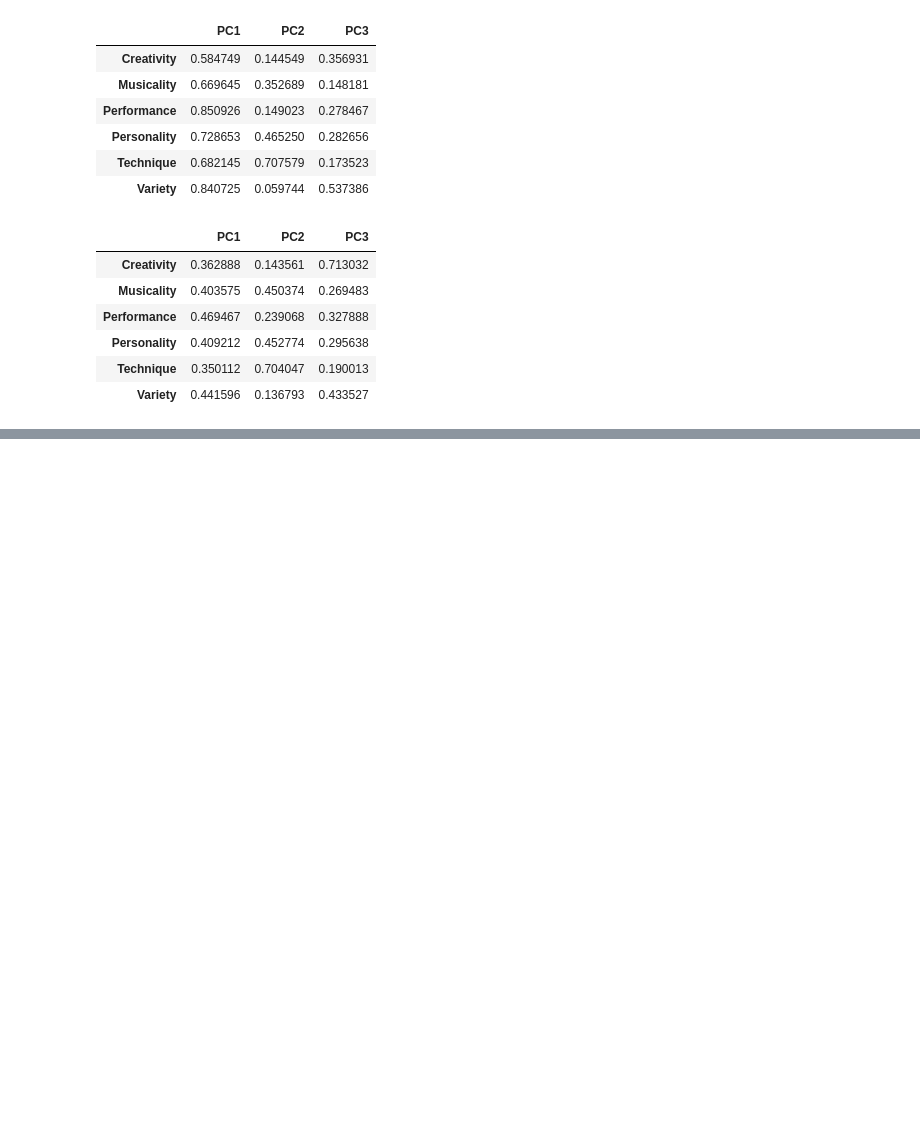
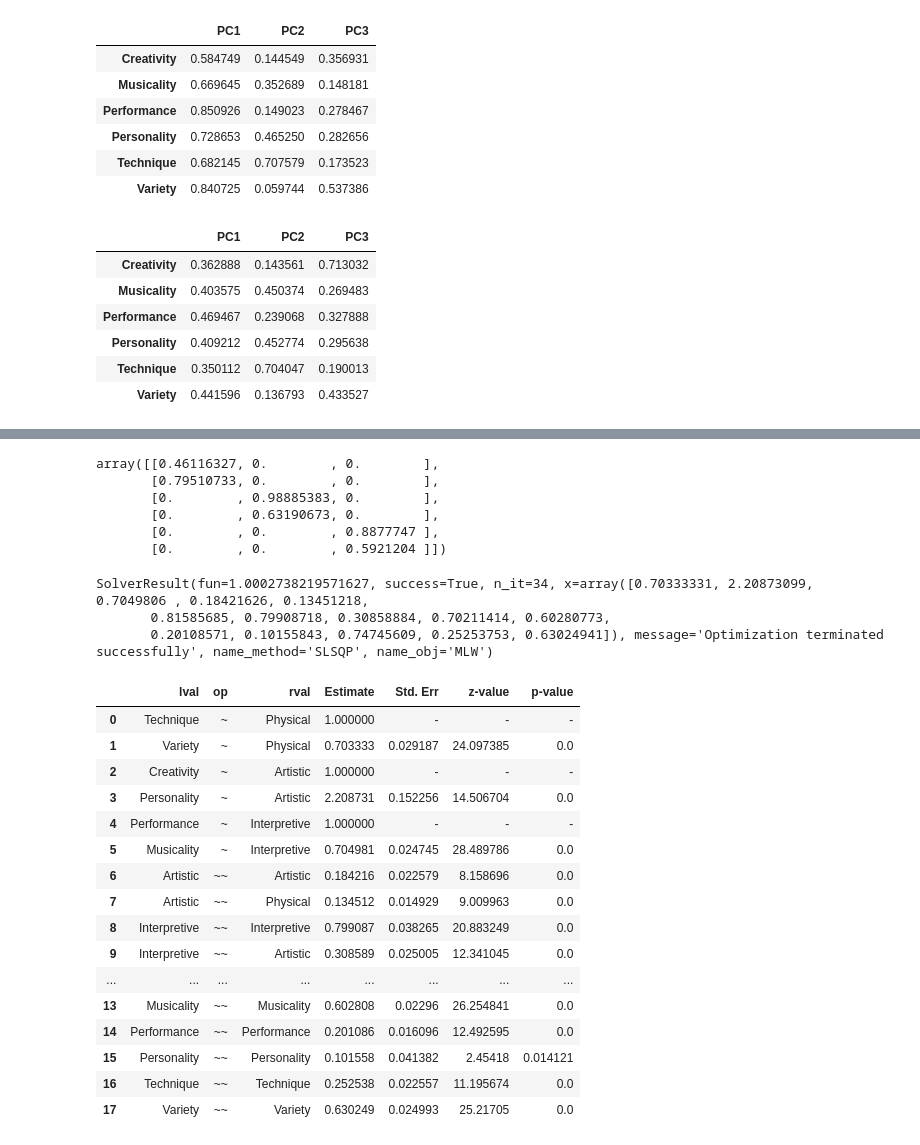
Before and after one commit to smahnke17/capstone, a Jupyter notebook: data_exploration.ipynb, the cells around one changed output, grey strips where cells are left out. Cells and saved outputs as stored; diff of their text form; code cells hidden in the pictures; blank space fills up the shorter version.

```diff
--- a/data_exploration.ipynb
+++ b/data_exploration.ipynb
@@ -282,3 +304,6 @@ pca_loadings.style.background_gradient()
 | Personality | 0.409212 | 0.452774 | 0.295638 |
 | Technique | 0.350112 | 0.704047 | 0.190013 |
 | Variety | 0.441596 | 0.136793 | 0.433527 |
+# %%
+normdf = pd.DataFrame(triviumNorm, columns=features)
+normdf
@@ -284,0 +331,11 @@ pca_loadings.style.background_gradient()
+# %%
+cfa.fit(normdf.values)
+
+cfa.loadings_
+# %% [output]
+array([[0.46116327, 0.        , 0.        ],
+       [0.79510733, 0.        , 0.        ],
+       [0.        , 0.98885383, 0.        ],
+       [0.        , 0.63190673, 0.        ],
+       [0.        , 0.        , 0.8877747 ],
+       [0.        , 0.        , 0.5921204 ]])
@@ -284,0 +347,33 @@ pca_loadings.style.background_gradient()
+# %%
+model_spec = '''Physical =~ Technique + Variety
+Artistic =~ Creativity + Personality
+Interpretive =~ Performance + Musicality
+'''
+# %%
+modelCFA= Model(model_spec)
+# %%
+modelCFA.fit(normdf)
+# %% [output]
+SolverResult(fun=1.0002738219571627, success=True, n_it=34, x=array([0.70333331, 2.20873099, 0.7049806 , 0.18421626, 0.13451218,
+       0.81585685, 0.79908718, 0.30858884, 0.70211414, 0.60280773,
+       0.20108571, 0.10155843, 0.74745609, 0.25253753, 0.63024941]), message='Optimization terminated successfully', name_method='SLSQP', name_obj='MLW')
+# %%
+modelCFA.inspect()
+# %% [output]
+|  | lval | op | rval | Estimate | Std. Err | z-value | p-value |
+| 0 | Technique | ~ | Physical | 1.000000 | - | - | - |
+| 1 | Variety | ~ | Physical | 0.703333 | 0.029187 | 24.097385 | 0.0 |
+| 2 | Creativity | ~ | Artistic | 1.000000 | - | - | - |
+| 3 | Personality | ~ | Artistic | 2.208731 | 0.152256 | 14.506704 | 0.0 |
+| 4 | Performance | ~ | Interpretive | 1.000000 | - | - | - |
+| 5 | Musicality | ~ | Interpretive | 0.704981 | 0.024745 | 28.489786 | 0.0 |
+| 6 | Artistic | ~~ | Artistic | 0.184216 | 0.022579 | 8.158696 | 0.0 |
+| 7 | Artistic | ~~ | Physical | 0.134512 | 0.014929 | 9.009963 | 0.0 |
+| 8 | Interpretive | ~~ | Interpretive | 0.799087 | 0.038265 | 20.883249 | 0.0 |
+| 9 | Interpretive | ~~ | Artistic | 0.308589 | 0.025005 | 12.341045 | 0.0 |
+| ... | ... | ... | ... | ... | ... | ... | ... |
+| 13 | Musicality | ~~ | Musicality | 0.602808 | 0.02296 | 26.254841 | 0.0 |
+| 14 | Performance | ~~ | Performance | 0.201086 | 0.016096 | 12.492595 | 0.0 |
+| 15 | Personality | ~~ | Personality | 0.101558 | 0.041382 | 2.45418 | 0.014121 |
+| 16 | Technique | ~~ | Technique | 0.252538 | 0.022557 | 11.195674 | 0.0 |
+| 17 | Variety | ~~ | Variety | 0.630249 | 0.024993 | 25.21705 | 0.0 |
```
Also changed, not shown: parts of 10 cells of this notebook.
